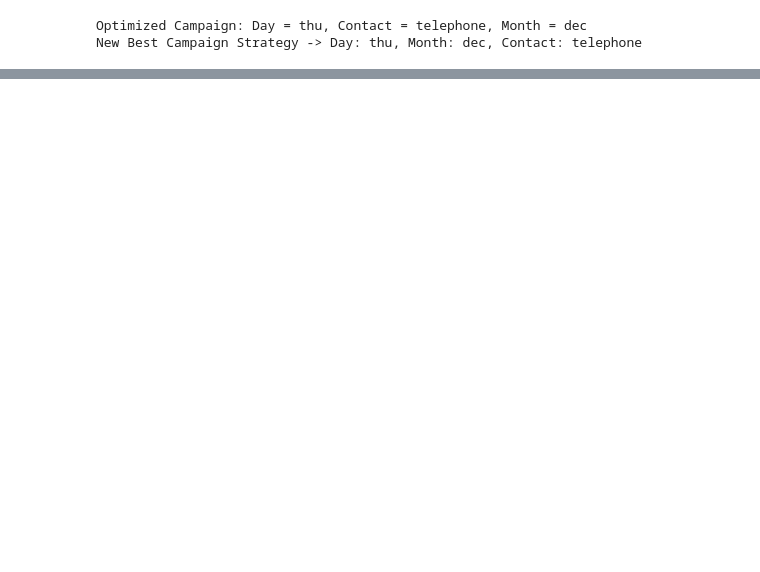
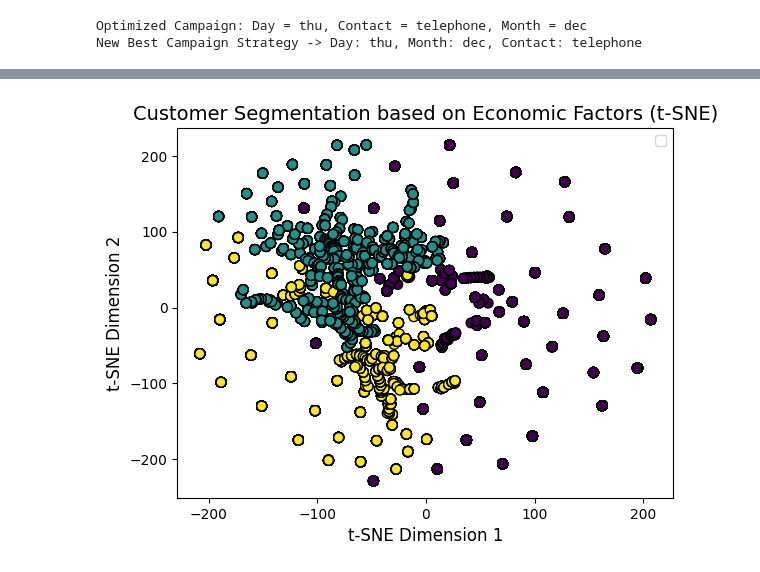
Before and after one commit to Song-Ming/DSA3101-Group-14, a Jupyter notebook: notebook/timing.ipynb, the cells around one changed output, grey strips where cells are left out. Saved outputs shown, nothing was run; the diff lists cells and outputs as text; code cells hidden in the pictures; blank space fills up the shorter version.

Commit message:
econs clustering

```diff
--- a/notebook/timing.ipynb
+++ b/notebook/timing.ipynb
@@ -128,0 +342,14 @@ weighted avg       0.84      0.83      0.84      1478
+# %%
+from sklearn.manifold import TSNE
+
+tsne = TSNE(n_components=2, random_state=42)
+economic_factors_tsne = tsne.fit_transform(economic_factors_scaled)
+
+# Plot t-SNE results
+plt.scatter(economic_factors_tsne[:, 0], economic_factors_tsne[:, 1], c=econ_df['economic_cluster'], cmap='viridis', edgecolor='k', s=50)
+plt.title("Customer Segmentation based on Economic Factors (t-SNE)", fontsize=14)
+plt.xlabel("t-SNE Dimension 1", fontsize=12)
+plt.ylabel("t-SNE Dimension 2", fontsize=12)
+plt.show()
+# %% [output]
+[figure, added]
```
Also changed, not shown: parts of 13 cells of this notebook.
